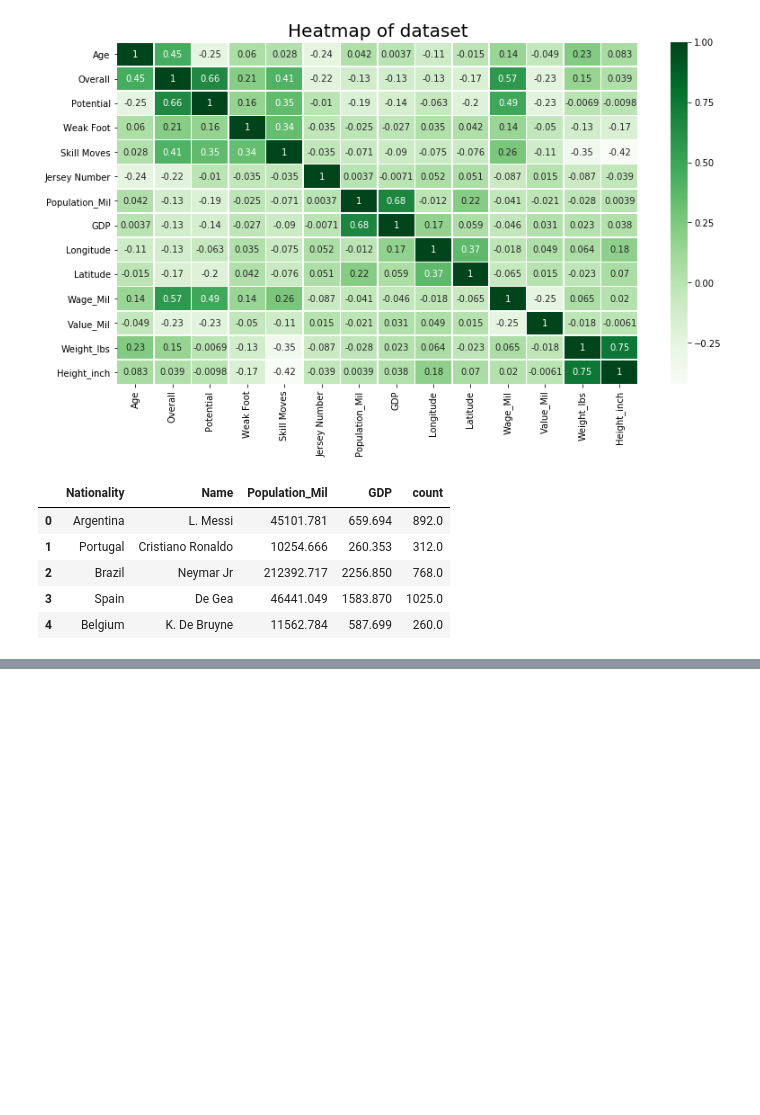
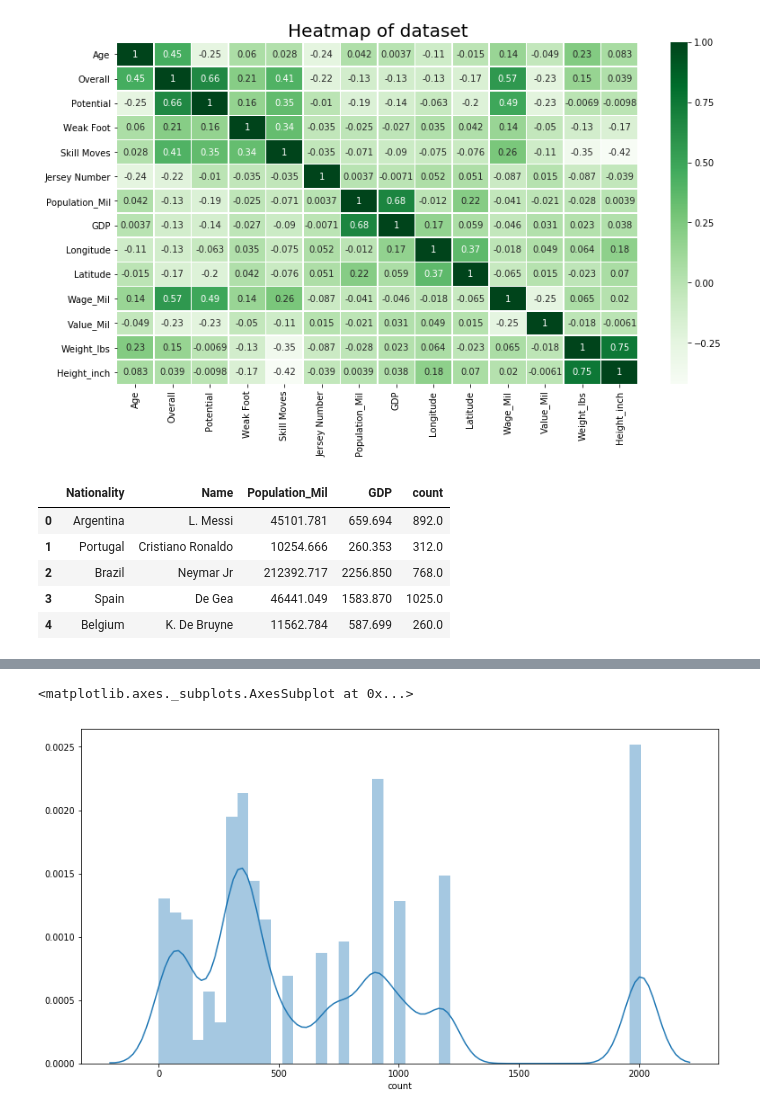
Before and after one commit to nmaize/Project-One_Group5, a Jupyter notebook: FIFA_RESEARCH.ipynb, the cells around one changed output, grey strips where cells are left out. Cells and saved outputs as stored; diff of their text form; code cells hidden in the pictures; blank space fills up the shorter version.

```diff
--- a/FIFA_RESEARCH.ipynb
+++ b/FIFA_RESEARCH.ipynb
@@ -263,0 +246,5 @@ Text(0,0.5,' ')
+# %%
+sns.distplot(slav_df['count'])
+# %% [output]
+<matplotlib.axes._subplots.AxesSubplot at 0x...>
+[figure, added]
```
Also changed, not shown: parts of 25 cells of this notebook.
